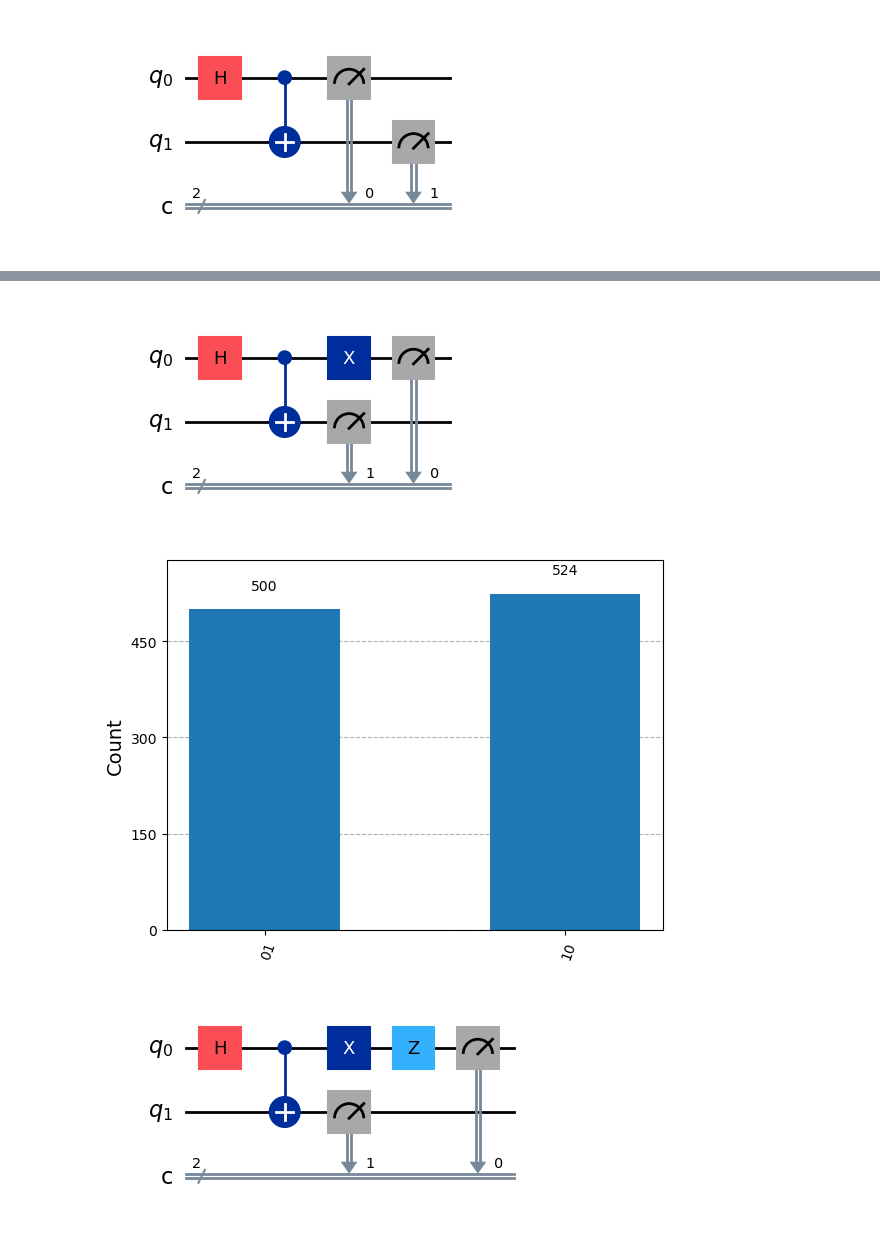
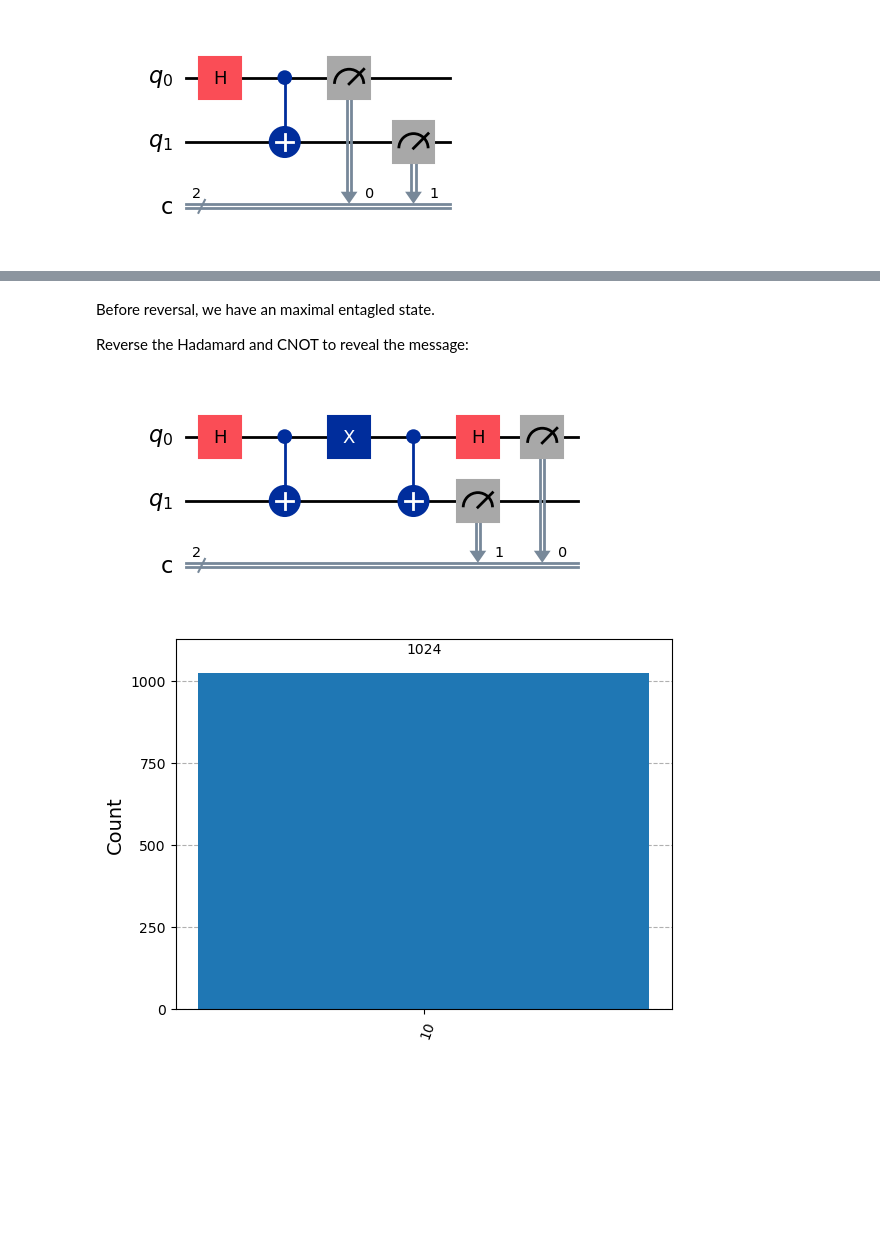
Before and after one commit to skingham/londonmet_quantum_tutorials, a Jupyter notebook: notebooks/week_2-bell-states-and-superdense-coding.ipynb, the cells around one changed output, grey strips where cells are left out. Cells and saved outputs as stored; diff of their text form; code cells hidden in the pictures; blank space fills up the shorter version.

```diff
--- a/notebooks/week_2-bell-states-and-superdense-coding.ipynb
+++ b/notebooks/week_2-bell-states-and-superdense-coding.ipynb
@@ -98,34 +168,24 @@ Starting in the joint bell state above, if we apply the Pauli X operertor, we ge
+# %% [markdown]
+Before reversal, we have an maximal entagled state.
+
+Reverse the Hadamard and CNOT to reveal the message:
 # %%
-qc = QuantumCircuit(2, 2)
+qc_bell = QuantumCircuit(2, 2)
+qc_bell.h(0)        # Create entanglement
+qc_bell.cx(0, 1)    # Perform a controlled-X gate on qubit 1, controlled by qubit 0
 
-qc.h(0)
-qc.cx(0, 1)
+qc_bell.x(0)        # Apply the (X) operator to qubit 0 to change the Bell state
 
-# Apply the (X) operator to qubit 0 to change the Bell state
-qc.x(0)
-
-qc.measure([0, 1], [0, 1])
-qc.draw("mpl")
+qc_bell.cx(0, 1)    # Perform a controlled-X gate on qubit 1, controlled by qubit 0
+qc_bell.h(0)        # Create entanglement
+qc_bell.measure([0, 1], [0, 1])
+qc_bell.draw("mpl")
 # %% [output]
-[figure, old version]
+[figure, new version]
 # %%
 # Simulate
 backend = AerSimulator()
-result = backend.run(qc, shots=1024).result()
+result = backend.run(qc_bell, shots=1024).result()
 plot_histogram(result.get_counts())
 # %% [output]
-[figure, old version]
+[figure, new version]
-# %%
-qc = QuantumCircuit(2, 2)
-
-qc.h(0)
-qc.cx(0, 1)
-
-# Apply the (Y) operator to qubit 0 to change the Bell state
-qc.x(0)
-qc.z(0)
-
-qc.measure([1, 0], [1, 0])
-qc.draw("mpl")
-# %% [output]
-[figure, removed]
```
Also changed, not shown: parts of 26 cells of this notebook, 3 other files.
